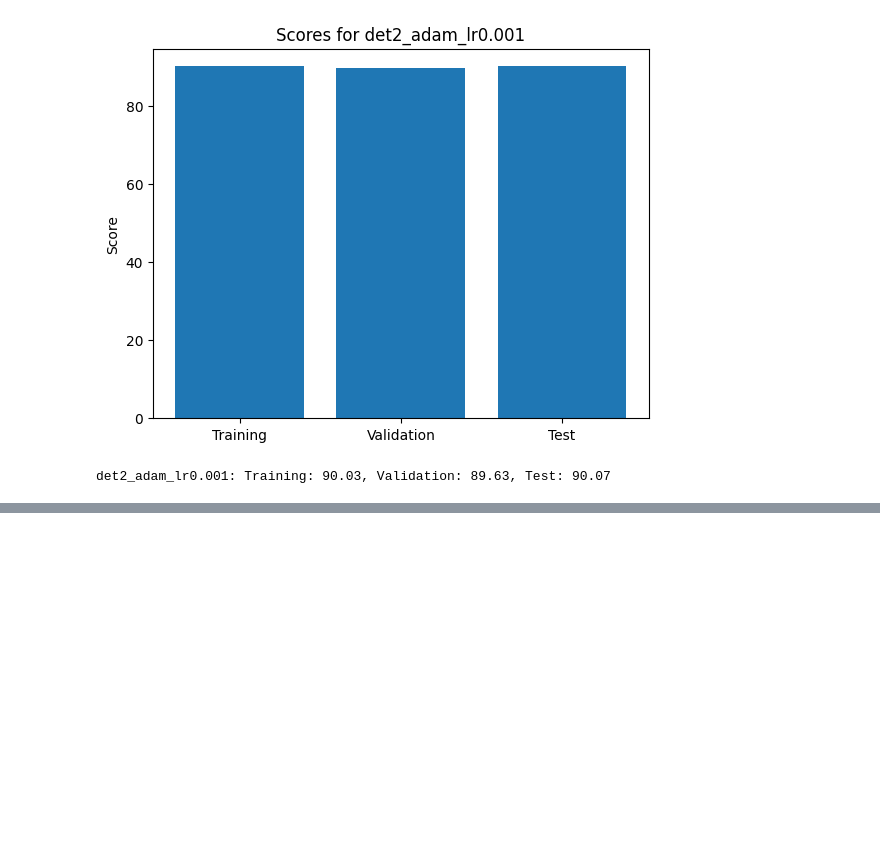
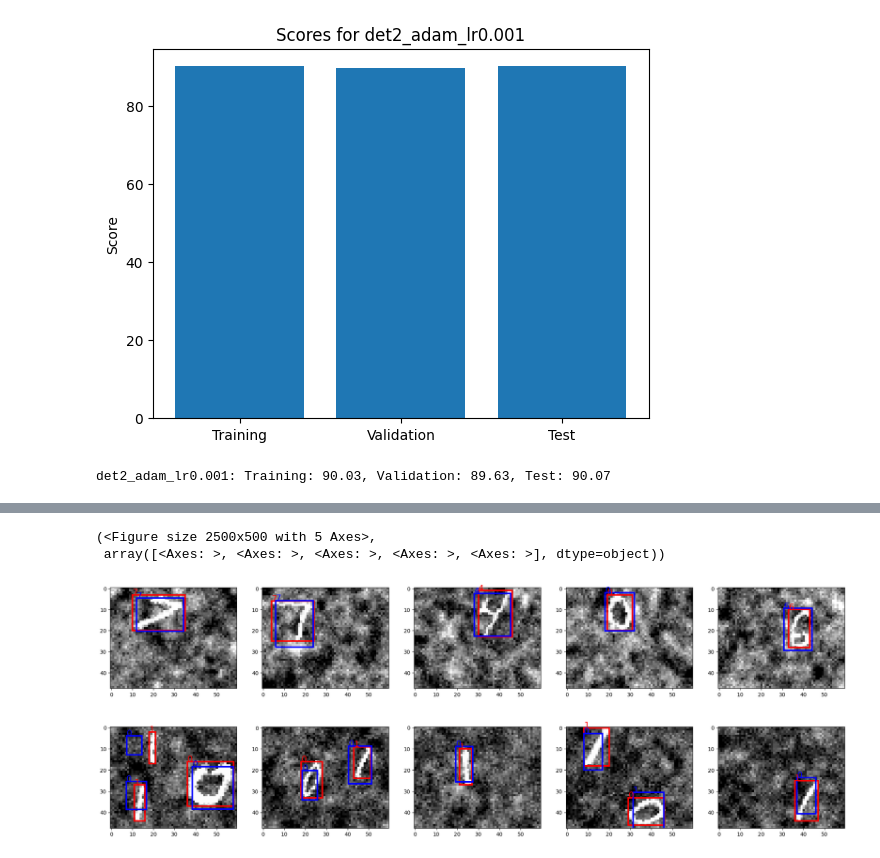
Before and after one commit to MatsM16/uib.inf265.project2, a Jupyter notebook: cnn.ipynb, the cells around one changed output, grey strips where cells are left out. Drawn from its saved outputs; the diff is of its cells as text; code cells hidden in the pictures; blank space fills up the shorter version.

```diff
--- a/cnn.ipynb
+++ b/cnn.ipynb
@@ -665,0 +762,52 @@ det2_adam_lr0.001: Training: 90.03, Validation: 89.63, Test: 90.07
+# %%
+# Plot samples again, but include prediction by the best models
+
+def plot_localization_samples_with_preds():
+    samples = []
+
+    for i, (images, labels) in enumerate(localization_test_loader):
+        if i < 12: continue
+
+        for j in range(5):
+            confidence, classes, bbox = localizers[best_localizer_name]['model'](images[j])
+
+            pred = torch.cat((confidence[0], bbox[0], classes[0].argmax().float().unsqueeze(0)))
+
+            samples.append((images[j], [labels[j]], [pred]))
+
+        break
+
+    return plot_samples(samples, 'localization_preds')
+
+def plot_detection_samples_with_preds():
+    samples = []
+
+    for i, (images, labels) in enumerate(detection_test_loader):
+        if i < 12: continue
+
+        for j in range(5):
+            pred = detectors[best_detector_name]['model'](images[j])
+
+            label_list = []
+            pred_list = []
+            for y in range(2):
+                for x in range(3):
+
+                    grid_to_image(pred[0, y, x], cell=(x, y))
+                    pred_list.append(pred[0, y, x])
+
+                    grid_to_image(labels[j, y, x], cell=(x, y))
+                    label_list.append(labels[j, y, x])
+
+            samples.append((images[j], label_list, pred_list))
+        break
+
+    return plot_samples(samples, 'detection_preds')
+
+plot_localization_samples_with_preds()
+plot_detection_samples_with_preds()
+# %% [output]
+(<Figure size 2500x500 with 5 Axes>,
+ array([<Axes: >, <Axes: >, <Axes: >, <Axes: >, <Axes: >], dtype=object))
+[figure, added]
+[figure, added]
```
Also changed, not shown: parts of 3 cells of this notebook, 13 other files.
